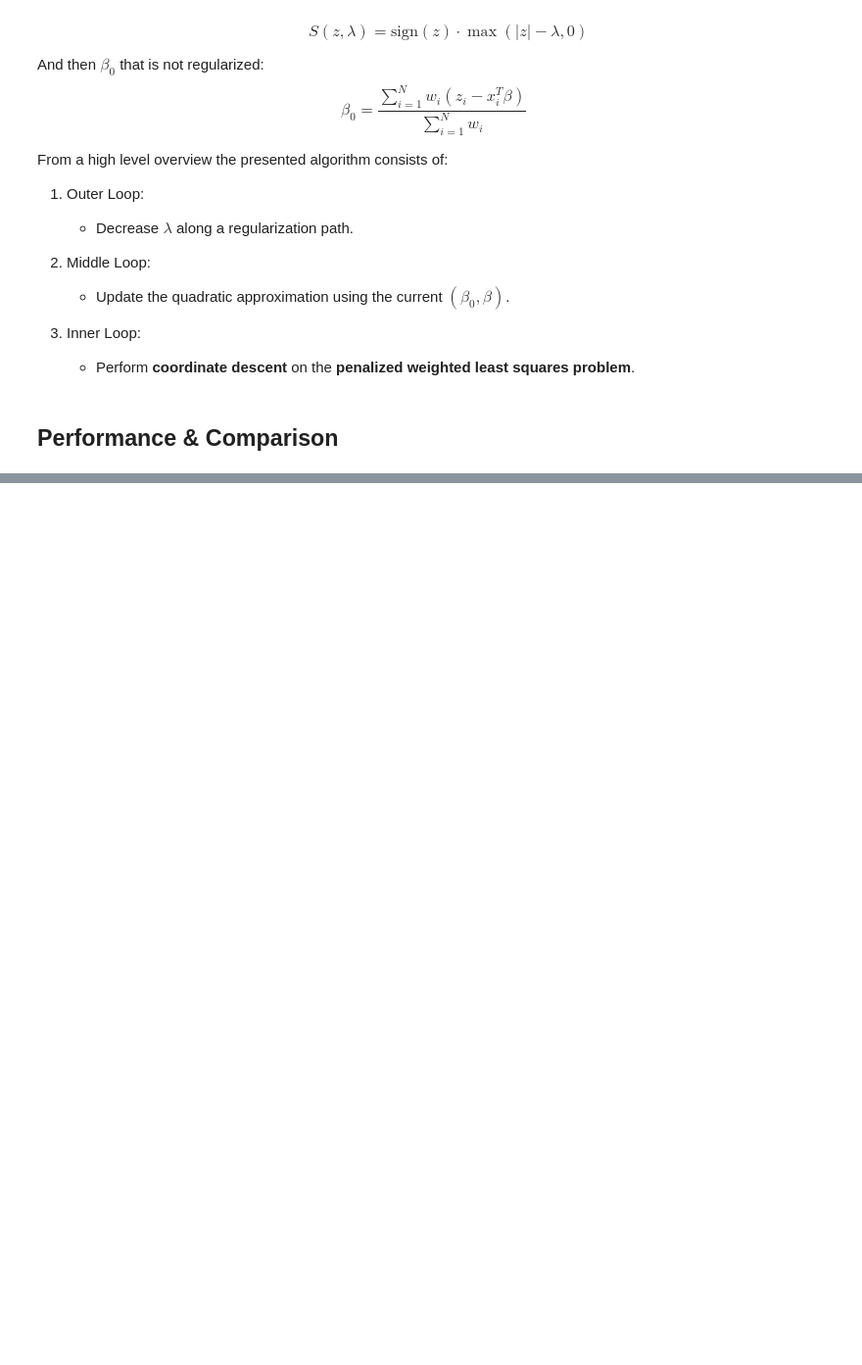
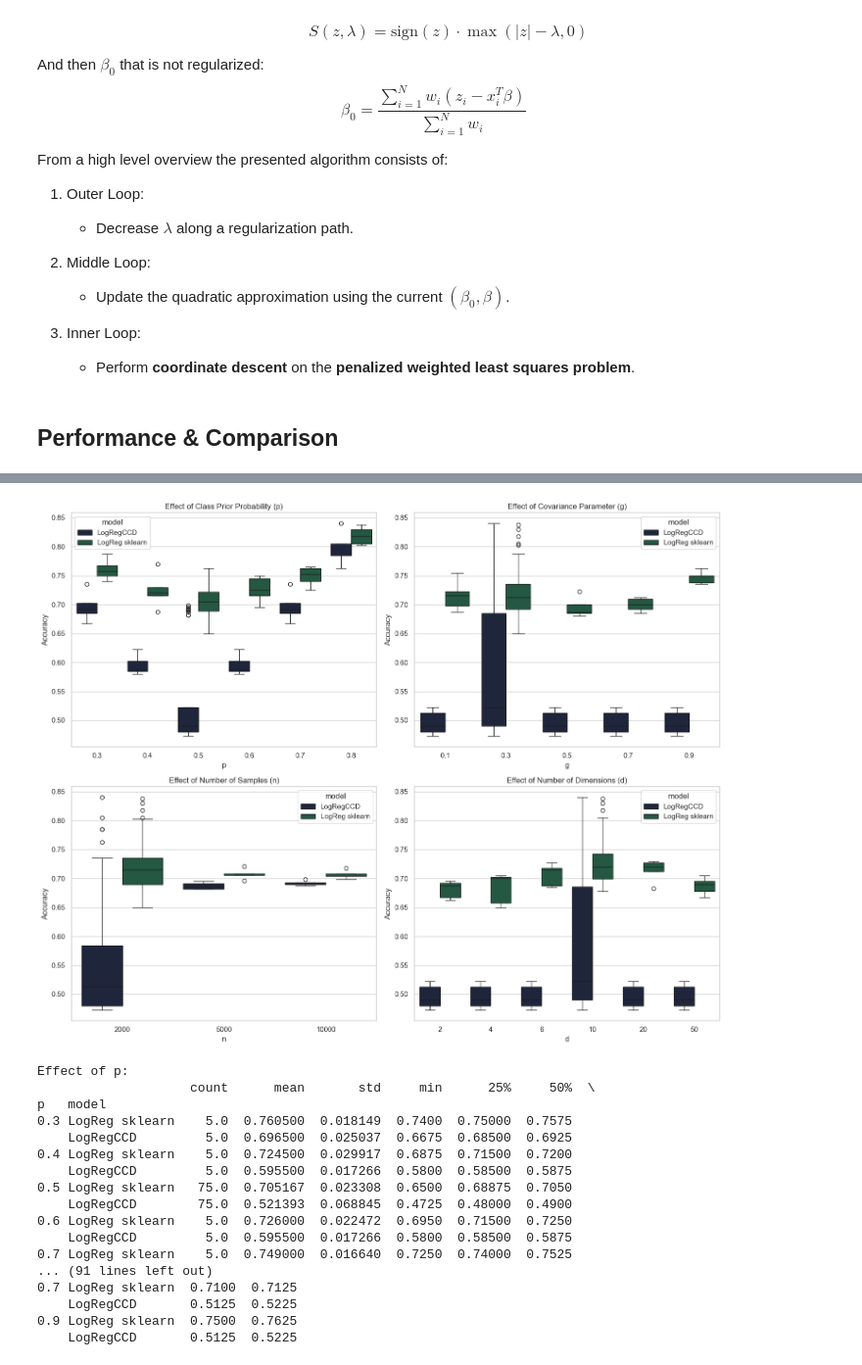
Before and after one commit to PrusWielki/ccg-logistic-regression, a Jupyter notebook: solution.ipynb, the cells around one changed output, grey strips where cells are left out. Shown at 98% size. Cells and saved outputs as stored; diff of their text form; code cells hidden in the pictures; blank space fills up the shorter version.

```diff
--- a/solution.ipynb
+++ b/solution.ipynb
@@ -571,0 +652,46 @@ plt.show()
+# %%
+fig, ((ax1, ax2), (ax3, ax4)) = plt.subplots(2, 2, figsize=(15, 12))
+
+sns.boxplot(data=results_df, x="p", y="metric_value", hue="model", ax=ax1)
+ax1.set_title("Effect of Class Prior Probability (p)")
+ax1.set_ylabel("Accuracy")
+
+sns.boxplot(data=results_df, x="g", y="metric_value", hue="model", ax=ax2)
+ax2.set_title("Effect of Covariance Parameter (g)")
+ax2.set_ylabel("Accuracy")
+
+sns.boxplot(data=results_df, x="n", y="metric_value", hue="model", ax=ax3)
+ax3.set_title("Effect of Number of Samples (n)")
+ax3.set_ylabel("Accuracy")
+
+sns.boxplot(data=results_df, x="d", y="metric_value", hue="model", ax=ax4)
+ax4.set_title("Effect of Number of Dimensions (d)")
+ax4.set_ylabel("Accuracy")
+
+plt.tight_layout()
+plt.savefig(f"{CONST_RESULTS_DIRECTORY_PATH}/parameter_effects.png")
+plt.show()
+
+
+for param in ["p", "n", "d", "g"]:
+    print(f"\nEffect of {param}:")
+    print(results_df.groupby([param, "model"])["metric_value"].describe())
+# %% [output]
+[figure, added]
+Effect of p:
+                    count      mean       std     min      25%     50%  \
+p   model
+0.3 LogReg sklearn    5.0  0.760500  0.018149  0.7400  0.75000  0.7575
+    LogRegCCD         5.0  0.696500  0.025037  0.6675  0.68500  0.6925
+0.4 LogReg sklearn    5.0  0.724500  0.029917  0.6875  0.71500  0.7200
+    LogRegCCD         5.0  0.595500  0.017266  0.5800  0.58500  0.5875
+0.5 LogReg sklearn   75.0  0.705167  0.023308  0.6500  0.68875  0.7050
+    LogRegCCD        75.0  0.521393  0.068845  0.4725  0.48000  0.4900
+0.6 LogReg sklearn    5.0  0.726000  0.022472  0.6950  0.71500  0.7250
+    LogRegCCD         5.0  0.595500  0.017266  0.5800  0.58500  0.5875
+0.7 LogReg sklearn    5.0  0.749000  0.016640  0.7250  0.74000  0.7525
+... (91 lines left out)
+0.7 LogReg sklearn  0.7100  0.7125
+    LogRegCCD       0.5125  0.5225
+0.9 LogReg sklearn  0.7500  0.7625
+    LogRegCCD       0.5125  0.5225
```
Also changed, not shown: parts of 11 cells of this notebook, 3 other files.
